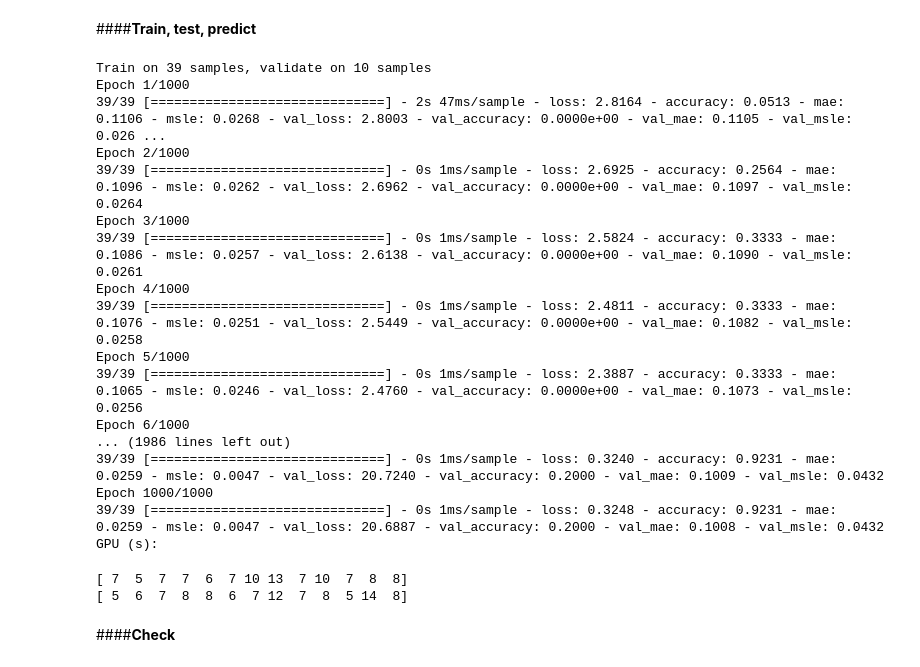
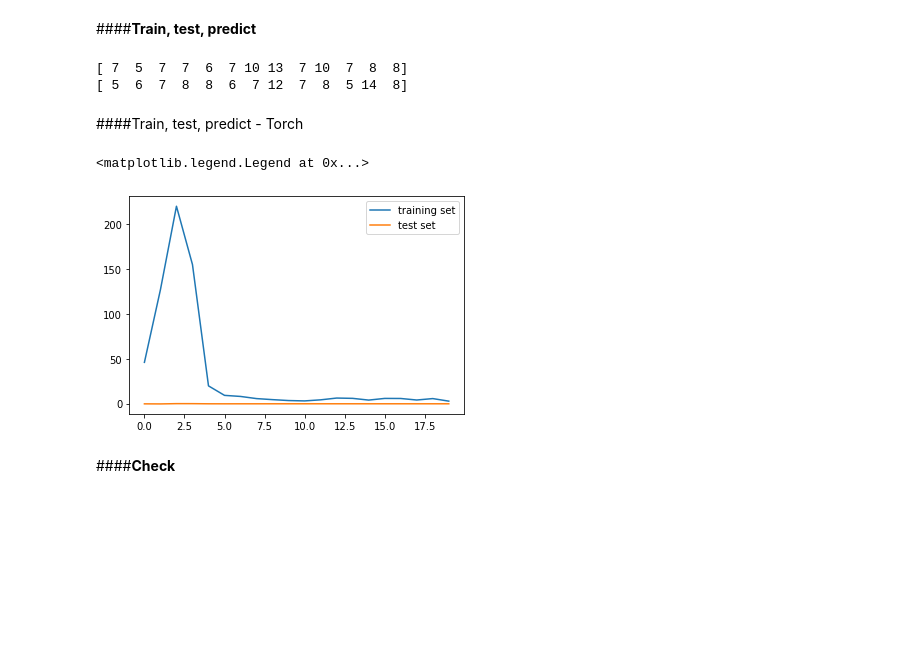
Before and after one commit to luthfigeo/Rock-Type-Propagation, a Jupyter notebook: Rocktype_Propagation.ipynb, the cells around one changed output. Cells and saved outputs as stored; diff of their text form; code cells hidden in the pictures; blank space fills up the shorter version.

```diff
--- a/Rocktype_Propagation.ipynb
+++ b/Rocktype_Propagation.ipynb
@@ -215,7 +181,7 @@ classifier = ModelAnn()
 #with tf.device('/cpu:0'):
 def fitmodel():
   with tf.device('/device:GPU:0'):
-    history = classifier.fit(X_train, Y_train, validation_split=0.2, epochs=1000, batch_size=5, verbose=1)
+    history = classifier.fit(X_train, Y_train, validation_split=0.2, epochs=300, batch_size=5, verbose=1)
     Y_predict = classifier.predict(X_test)
     return history, Y_predict
 
@@ -224,27 +190,11 @@ history, Y_predict = fitmodel()
 print('GPU (s):')
 #cpu_time = timeit.timeit('fitmodel()', number=1, setup="from __main__ import fitmodel")
 #print(cpu_time)
-# %% [output]
-Train on 39 samples, validate on 10 samples
-Epoch 1/1000
-39/39 [==============================] - 2s 47ms/sample - loss: 2.8164 - accuracy: 0.0513 - mae: 0.1106 - msle: 0.0268 - val_loss: 2.8003 - val_accuracy: 0.0000e+00 - val_mae: 0.1105 - val_msle: 0.026 ...
-Epoch 2/1000
-39/39 [==============================] - 0s 1ms/sample - loss: 2.6925 - accuracy: 0.2564 - mae: 0.1096 - msle: 0.0262 - val_loss: 2.6962 - val_accuracy: 0.0000e+00 - val_mae: 0.1097 - val_msle: 0.0264
-Epoch 3/1000
-39/39 [==============================] - 0s 1ms/sample - loss: 2.5824 - accuracy: 0.3333 - mae: 0.1086 - msle: 0.0257 - val_loss: 2.6138 - val_accuracy: 0.0000e+00 - val_mae: 0.1090 - val_msle: 0.0261
-Epoch 4/1000
-39/39 [==============================] - 0s 1ms/sample - loss: 2.4811 - accuracy: 0.3333 - mae: 0.1076 - msle: 0.0251 - val_loss: 2.5449 - val_accuracy: 0.0000e+00 - val_mae: 0.1082 - val_msle: 0.0258
-Epoch 5/1000
-39/39 [==============================] - 0s 1ms/sample - loss: 2.3887 - accuracy: 0.3333 - mae: 0.1065 - msle: 0.0246 - val_loss: 2.4760 - val_accuracy: 0.0000e+00 - val_mae: 0.1073 - val_msle: 0.0256
-Epoch 6/1000
-... (1986 lines left out)
-39/39 [==============================] - 0s 1ms/sample - loss: 0.3240 - accuracy: 0.9231 - mae: 0.0259 - msle: 0.0047 - val_loss: 20.7240 - val_accuracy: 0.2000 - val_mae: 0.1009 - val_msle: 0.0432
-Epoch 1000/1000
-39/39 [==============================] - 0s 1ms/sample - loss: 0.3248 - accuracy: 0.9231 - mae: 0.0259 - msle: 0.0047 - val_loss: 20.6887 - val_accuracy: 0.2000 - val_mae: 0.1008 - val_msle: 0.0432
-GPU (s):
 # %%
 print(Y_predict.argmax(1))
 print(Y_test.argmax(1))
 # %% [output]
 [ 7  5  7  7  6  7 10 13  7 10  7  8  8]
 [ 5  6  7  8  8  6  7 12  7  8  5 14  8]
+# %% [markdown]
+####Train, test, predict - Torch
@@ -251,3 +215,46 @@ print(Y_test.argmax(1))
+# %%
+model = nn.Sequential(nn.Linear(3, 128),
+                      nn.ReLU(),
+                      nn.Linear(128, 17),
+                      nn.LogSoftmax(dim=1))
+
+model.cuda()
+Xtrain, Ytrain = next(iter(trainloader))
+
+criterion = nn.NLLLoss()
+optimizer = optim.SGD(model.parameters(),lr= 0.01)
+epoch = 20
+loss_ = []
+loss_test = []
+for i in range(epoch):
+    running_loss = 0
+    for Xtrain, Ytrain in trainloader:
+        optimizer.zero_grad()
+        output = model(Xtrain)
+        loss = criterion(output,Ytrain)
+        loss.backward()
+        optimizer.step()
+        running_loss += loss.item()
+    else:
+        #print(f"Training loss: {running_loss/len(trainloader)}")
+        with torch.no_grad():
+          logps = model(X_test)
+        predict = torch.exp(logps)
+        loss_test.append(criterion(predict,Y_test).cpu().numpy())
+        loss_.append(running_loss/len(trainloader))
+# %%
+with torch.no_grad():
+    logps = model(X_test)
+predict = torch.exp(logps)
+loss_test = criterion(predict,Y_test).cpu().numpy()
+print(loss_test,' ',predict)
+# %%
+plt.plot(range(epoch),loss_,label="training set")
+plt.plot(range(epoch),loss_test,label="test set")
+plt.legend()
+# %% [output]
+<matplotlib.legend.Legend at 0x...>
+[figure, added]
 # %% [markdown]
 ####**Check**
 # %%
```
Also changed, not shown: parts of 12 cells of this notebook.
